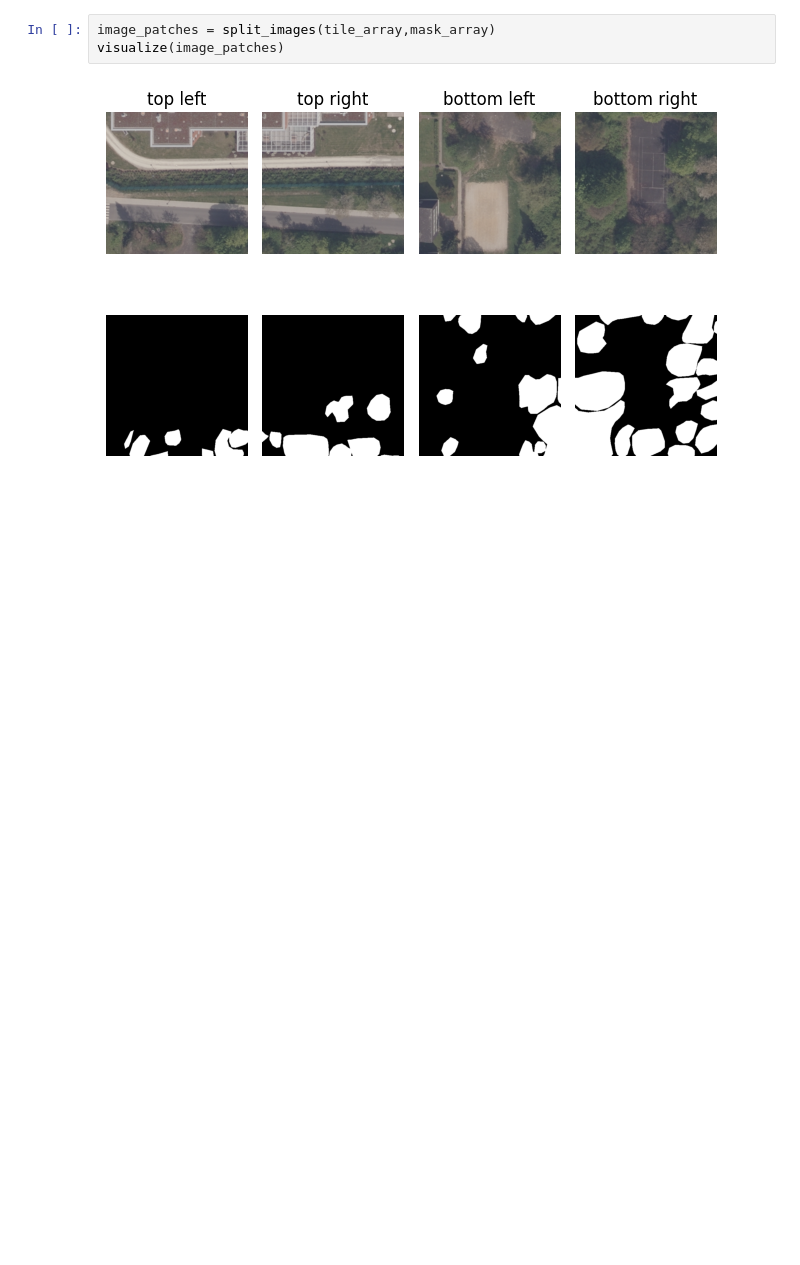
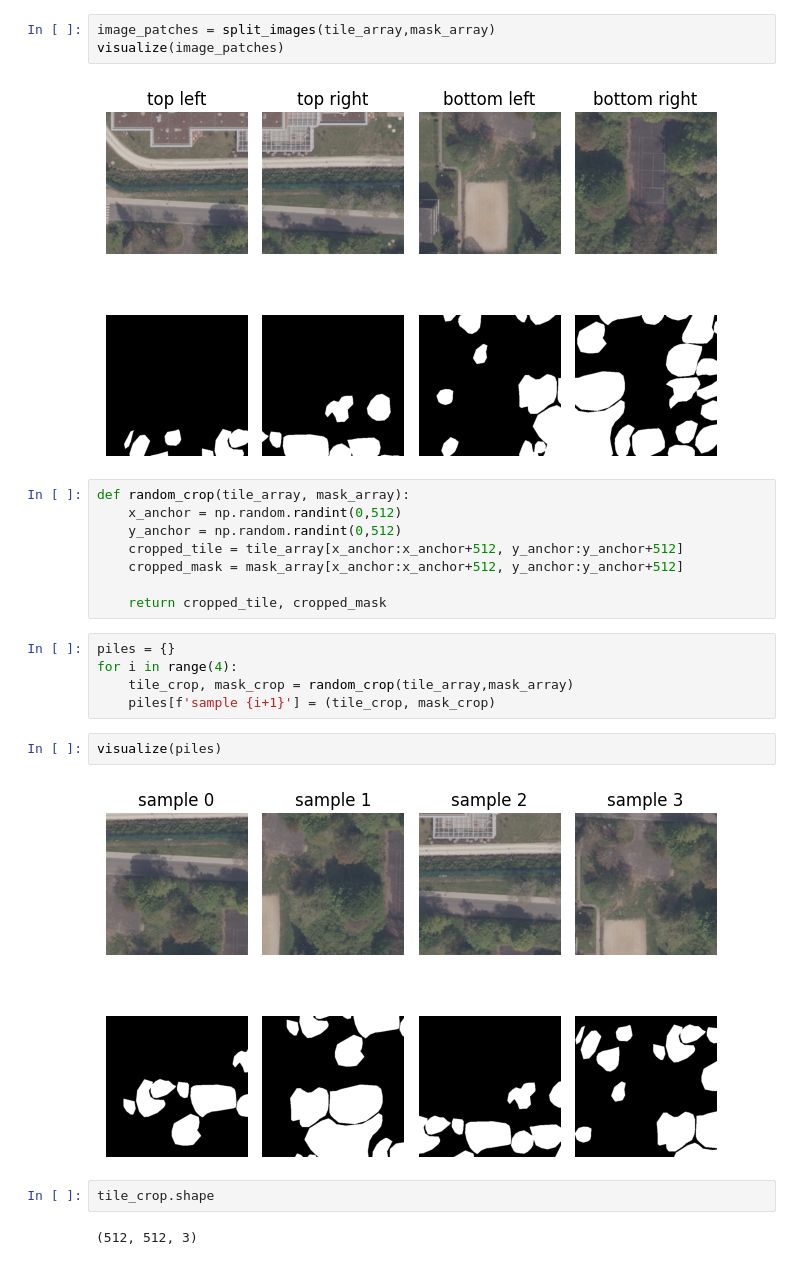
Before and after one commit to YG29/BIPdeeplearninginforestry, a Jupyter notebook: notebooks/augmentation.ipynb, the cells around one changed output. Drawn from its saved outputs; the diff is of its cells as text; blank space fills up the shorter version.

```diff
--- a/notebooks/augmentation.ipynb
+++ b/notebooks/augmentation.ipynb
@@ -84,3 +94,24 @@ image_patches = split_images(tile_array,mask_array)
 visualize(image_patches)
 # %% [output]
 [figure]
+# %%
+def random_crop(tile_array, mask_array):
+    x_anchor = np.random.randint(0,512)
+    y_anchor = np.random.randint(0,512)
+    cropped_tile = tile_array[x_anchor:x_anchor+512, y_anchor:y_anchor+512]
+    cropped_mask = mask_array[x_anchor:x_anchor+512, y_anchor:y_anchor+512]
+
+    return cropped_tile, cropped_mask
+# %%
+piles = {}
+for i in range(4):
+    tile_crop, mask_crop = random_crop(tile_array,mask_array)
+    piles[f'sample {i+1}'] = (tile_crop, mask_crop)
+# %%
+visualize(piles)
+# %% [output]
+[figure, added]
+# %%
+tile_crop.shape
+# %% [output]
+(512, 512, 3)
```
Also changed, not shown: parts of 5 cells of this notebook, 3 other files.
